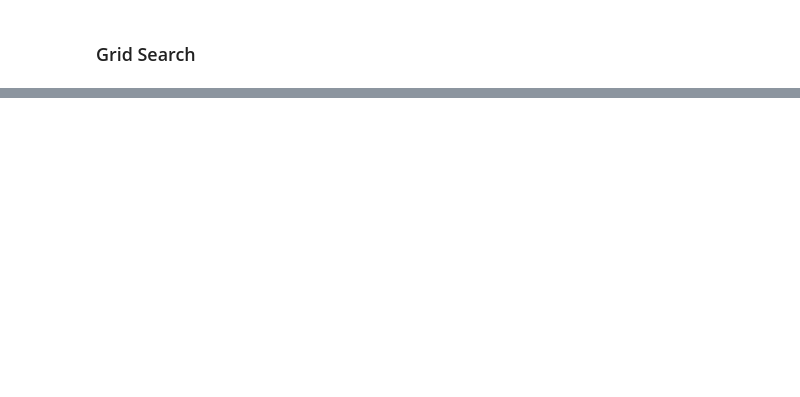
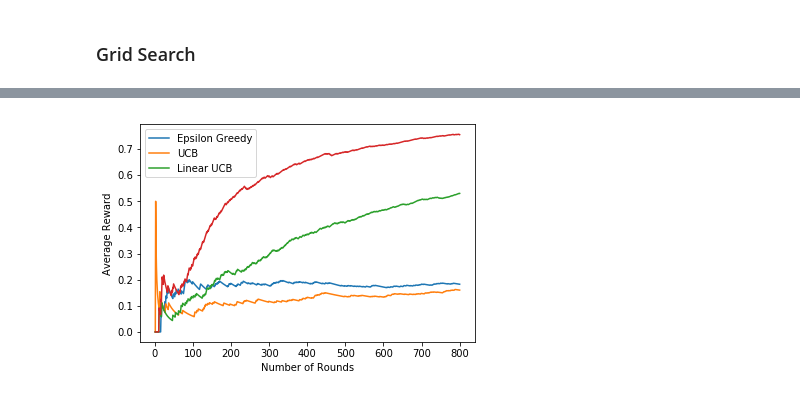
Before and after one commit to ParthTrehan/COMP90051, a Jupyter notebook: tingshengl.ipynb, the cells around one changed output, grey strips where cells are left out. Drawn from its saved outputs; the diff is of its cells as text; code cells hidden in the pictures; blank space fills up the shorter version.

```diff
--- a/tingshengl.ipynb
+++ b/tingshengl.ipynb
@@ -463,0 +479,16 @@ print(_etas[maxpos])
+# %%
+ax = plt.figure().subplots()
+xaxis = np.arange(1, 1 + len(results_EpsGreedy))
+ax.plot(xaxis, results_EpsGreedy.cumsum() / xaxis)
+xaxis = np.arange(1, 1 + len(results_UCB))
+ax.plot(xaxis, results_UCB.cumsum() / xaxis)
+xaxis = np.arange(1, 1 + len(results_LinUCB))
+ax.plot(xaxis, results_LinUCB.cumsum() / xaxis)
+xaxis = np.arange(1, 1 + len(results_KernelUCB))
+ax.plot(xaxis, results_KernelUCB.cumsum() / xaxis)
+ax.legend(labels=("Epsilon Greedy", "UCB", "Linear UCB"))
+ax.set_xlabel("Number of Rounds")
+ax.set_ylabel("Average Reward")
+plt.show()
+# %% [output]
+[figure, added]
```
Also changed, not shown: parts of 12 cells of this notebook.
